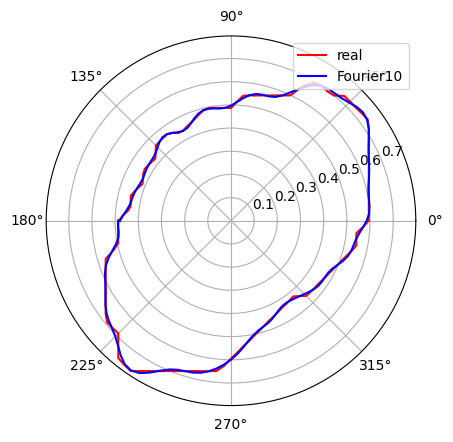
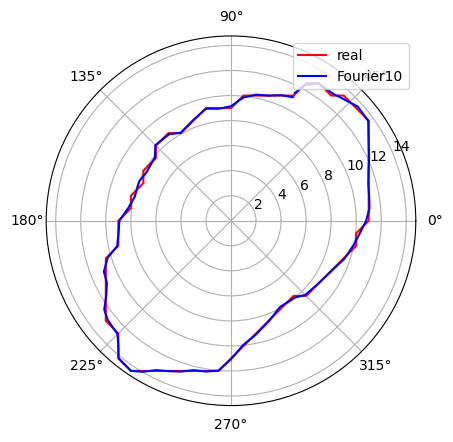
Unified diff of the notebook cell whose output changed from the first chart to the second:
--- before
+++ after
@@ -1,4 +1,4 @@
-N = len(r_normalized)
-Y = np.fft.fft(r_normalized)/N
+N = len(ds)
+Y = np.fft.fft(ds)/N
 
 Re = np.real(Y)
@@ -25,5 +25,5 @@
 plt.figure()
 ax = plt.subplot(111, projection='polar')
-ax.plot(phis, r_normalized, color='r', label='real')       # red curve
+ax.plot(phis, ds, color='r', label='real')       # red curve
 ax.plot(phis, rho, color='b', label='Fourier10') # blue curve
 ax.legend(loc='upper right')

Commit: using old data